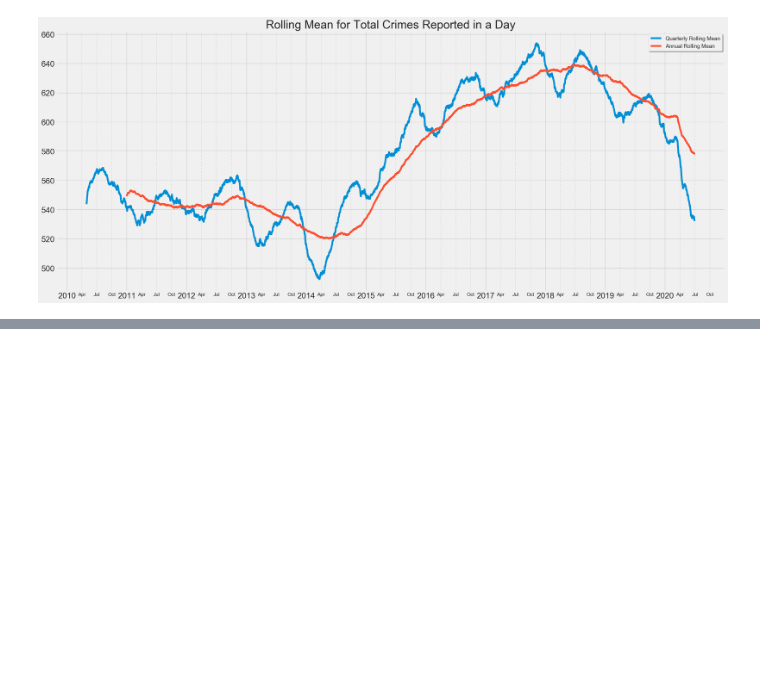
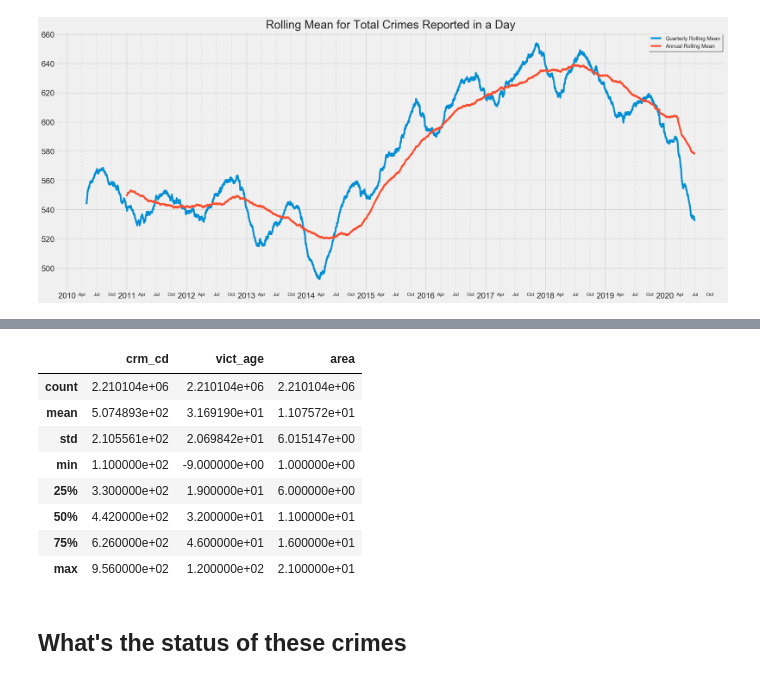
Before and after one commit to veeps/LA_innovation_team, a Jupyter notebook: code/003_explore_trends.ipynb, the cells around one changed output, grey strips where cells are left out. Drawn from its saved outputs; the diff is of its cells as text; code cells hidden in the pictures; blank space fills up the shorter version.

```diff
--- a/code/003_explore_trends.ipynb
+++ b/code/003_explore_trends.ipynb
@@ -163,0 +197,14 @@ The PostScript backend does not support transparency; partially transparent arti
+# %%
+df[["crm_cd", "vict_age", "area"]].describe()
+# %% [output]
+|  | crm_cd | vict_age | area |
+| count | 2.210104e+06 | 2.210104e+06 | 2.210104e+06 |
+| mean | 5.074893e+02 | 3.169190e+01 | 1.107572e+01 |
+| std | 2.105561e+02 | 2.069842e+01 | 6.015147e+00 |
+| min | 1.100000e+02 | -9.000000e+00 | 1.000000e+00 |
+| 25% | 3.300000e+02 | 1.900000e+01 | 6.000000e+00 |
+| 50% | 4.420000e+02 | 3.200000e+01 | 1.100000e+01 |
+| 75% | 6.260000e+02 | 4.600000e+01 | 1.600000e+01 |
+| max | 9.560000e+02 | 1.200000e+02 | 2.100000e+01 |
+# %% [markdown]
+## What's the status of these crimes
```
Also changed, not shown: parts of 7 cells of this notebook, 5 other files.
